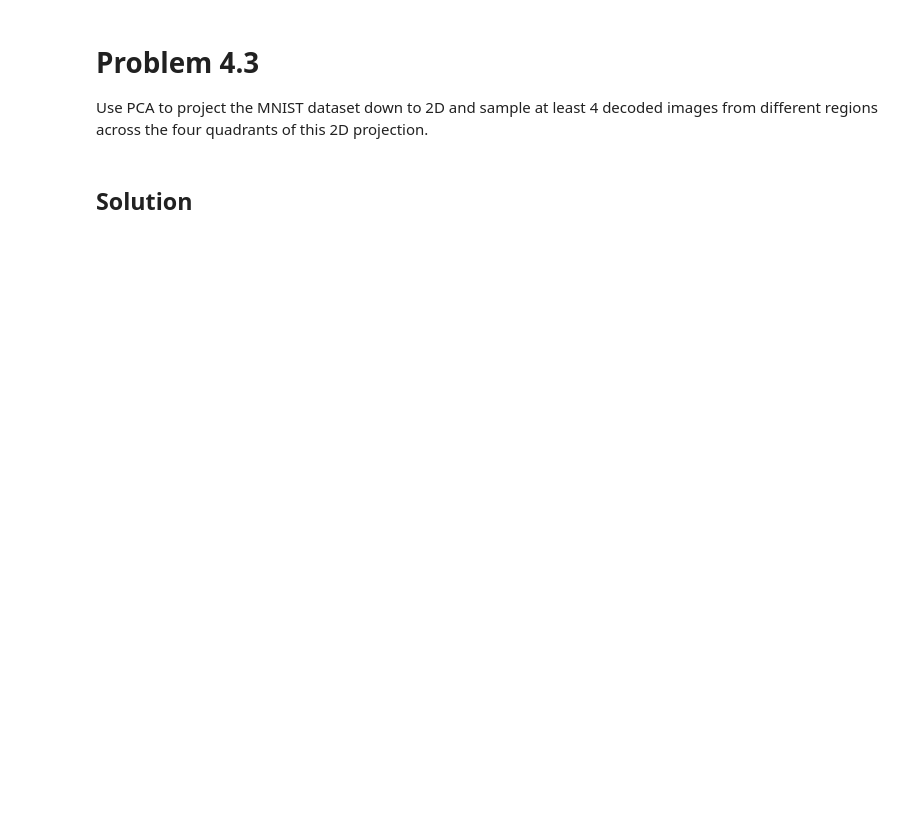
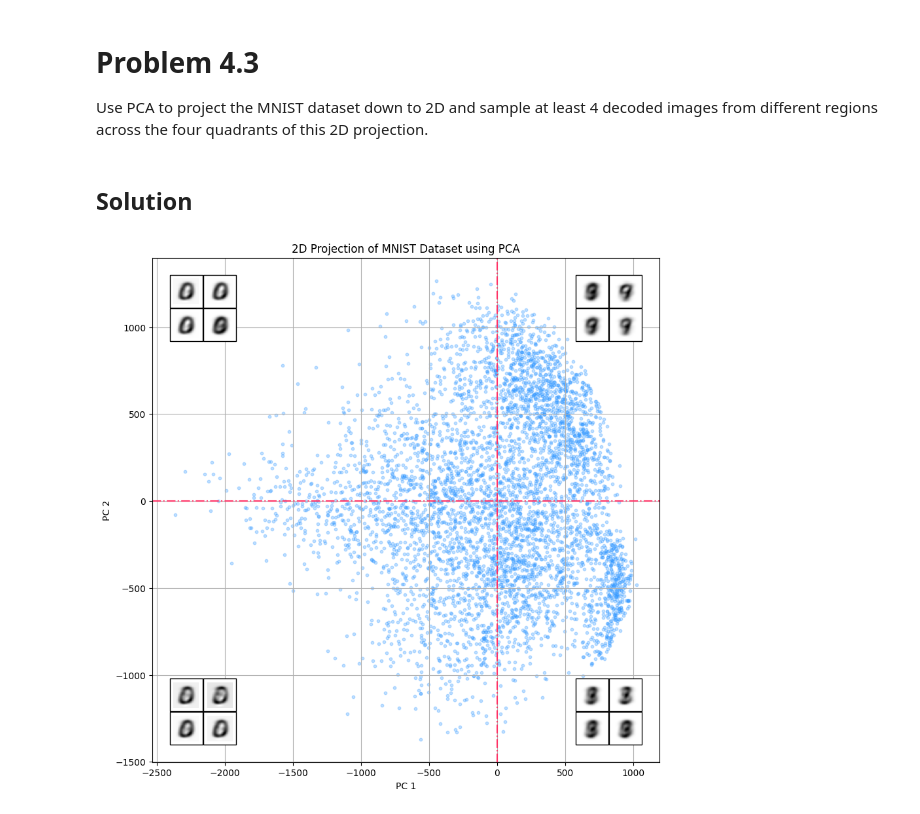
Before and after one commit to AsherJingkongChen/deep-learn-assign-1, a Jupyter notebook: main.ipynb, the cells around one changed output. Cells and saved outputs as stored; diff of their text form; code cells hidden in the pictures; blank space fills up the shorter version.

```diff
--- a/main.ipynb
+++ b/main.ipynb
@@ -504,3 +623,101 @@ In your report, interpret the results by discussing how the dimensionality reduc
 Use PCA to project the MNIST dataset down to 2D and sample at least 4 decoded images from different regions across the four quadrants of this 2D projection.
 # %% [markdown]
 ## Solution
+# %%
+import matplotlib.pyplot as plt
+from matplotlib.offsetbox import OffsetImage, AnnotationBbox
+import torch
+from dataclasses import dataclass
+
+
+@dataclass
+class PcaRecodeQuadOutput:
+    Q1: list[torch.Tensor]
+    Q2: list[torch.Tensor]
+    Q3: list[torch.Tensor]
+    Q4: list[torch.Tensor]
+
+
+def pca_recode_quad(
+    ctx: PcaOutput, quad_size: int | None = None
+) -> PcaRecodeQuadOutput:
+    quad_size = int(quad_size or 1)
+
+    X_hat = pca_decode(ctx)
+    output = PcaRecodeQuadOutput(Q1=[], Q2=[], Q3=[], Q4=[])
+
+    for i in range(ctx.X_k.size(0)):
+        pc1 = ctx.X_k[i, 0].item()
+        pc2 = ctx.X_k[i, 1].item()
+
+        if pc1 >= 0:
+            if pc2 >= 0:
+                output_quad = output.Q1
+            else:
+                output_quad = output.Q4
+        else:
+            if pc2 >= 0:
+                output_quad = output.Q2
+            else:
+                output_quad = output.Q3
+
+        if all(len(q) >= quad_size for q in output.__dict__.values()):
+            break
+        if len(output_quad) < quad_size:
+            output_quad.append(X_hat[i])
+
+    return output
+
+
+X = torch.cat([X for X in D.values()])
+pca_2d = pca_encode(X, 2)
+decoded_images = pca_recode_quad(pca_2d, 4)
+
+plt.figure(dpi=100, figsize=(10, 10))
+plt.scatter(pca_2d.X_k[..., 0], pca_2d.X_k[..., 1], alpha=0.3, s=10, c="#39F")
+plt.axhline(0, color="#F36", linestyle="-.")
+plt.axvline(0, color="#F36", linestyle="-.")
+plt.xlabel("PC 1")
+plt.ylabel("PC 2")
+plt.title("2D Projection of MNIST Dataset using PCA")
+plt.grid(True)
+
+x_min, x_max = plt.xlim()
+y_min, y_max = plt.ylim()
+offset_x = (x_max - x_min) / 15.0
+offset_y = (y_max - y_min) / 15.0
+offsets = {
+    "Q1": [
+        (x_max - offset_x, y_max - offset_y),
+        (x_max - 2 * offset_x, y_max - offset_y),
+        (x_max - offset_x, y_max - 2 * offset_y),
+        (x_max - 2 * offset_x, y_max - 2 * offset_y),
+    ],
+    "Q2": [
+        (x_min + offset_x, y_max - offset_y),
+        (x_min + 2 * offset_x, y_max - offset_y),
+        (x_min + offset_x, y_max - 2 * offset_y),
+        (x_min + 2 * offset_x, y_max - 2 * offset_y),
+    ],
+    "Q3": [
+        (x_min + offset_x, y_min + offset_y),
+        (x_min + 2 * offset_x, y_min + offset_y),
+        (x_min + offset_x, y_min + 2 * offset_y),
+        (x_min + 2 * offset_x, y_min + 2 * offset_y),
+    ],
+    "Q4": [
+        (x_max - offset_x, y_min + offset_y),
+        (x_max - 2 * offset_x, y_min + offset_y),
+        (x_max - offset_x, y_min + 2 * offset_y),
+        (x_max - 2 * offset_x, y_min + 2 * offset_y),
+    ],
+}
+
+for quad, images in decoded_images.__dict__.items():
+    for idx, img in enumerate(images):
+        imagebox = OffsetImage(img, cmap="binary", zoom=1.0)
+        plt.gca().add_artist(AnnotationBbox(imagebox, offsets[quad][idx]))
+
+plt.show()
+# %% [output]
+[figure, added]
```
Also changed, not shown: parts of 11 cells of this notebook.
